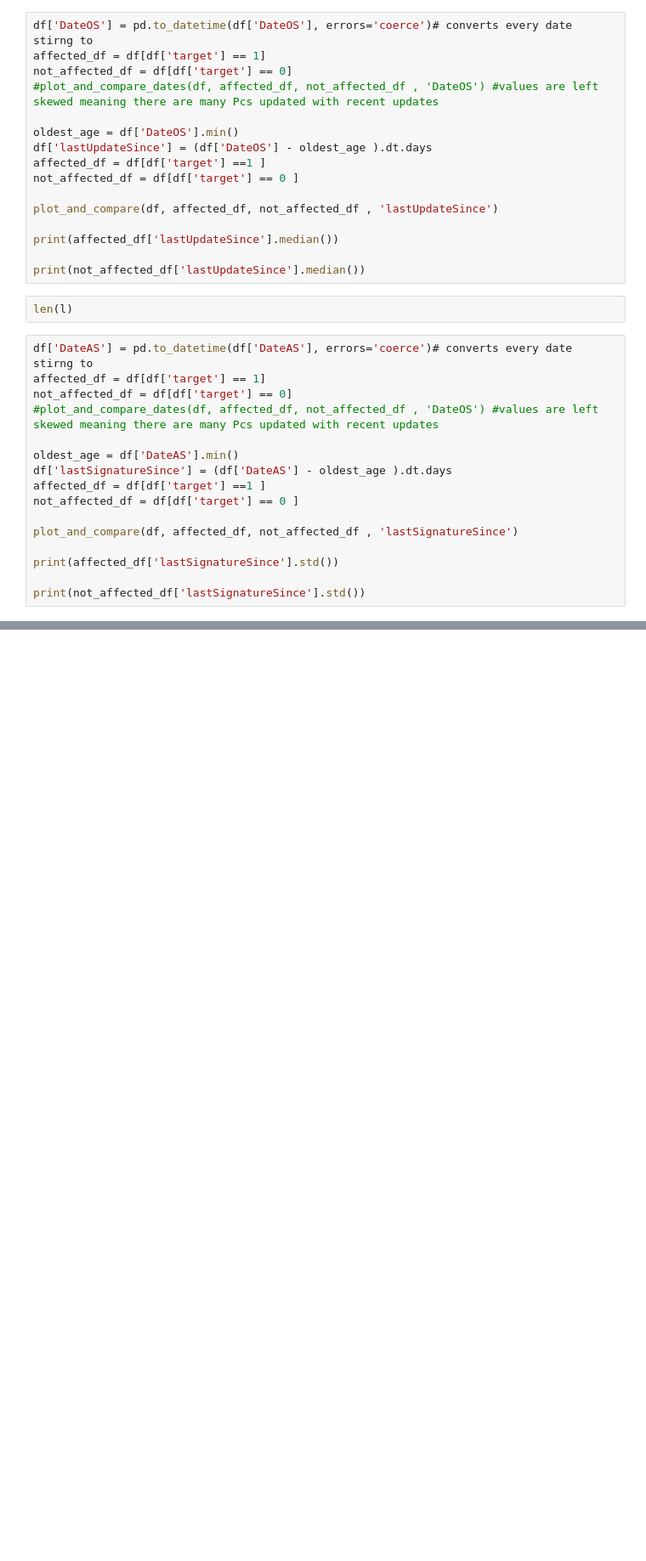
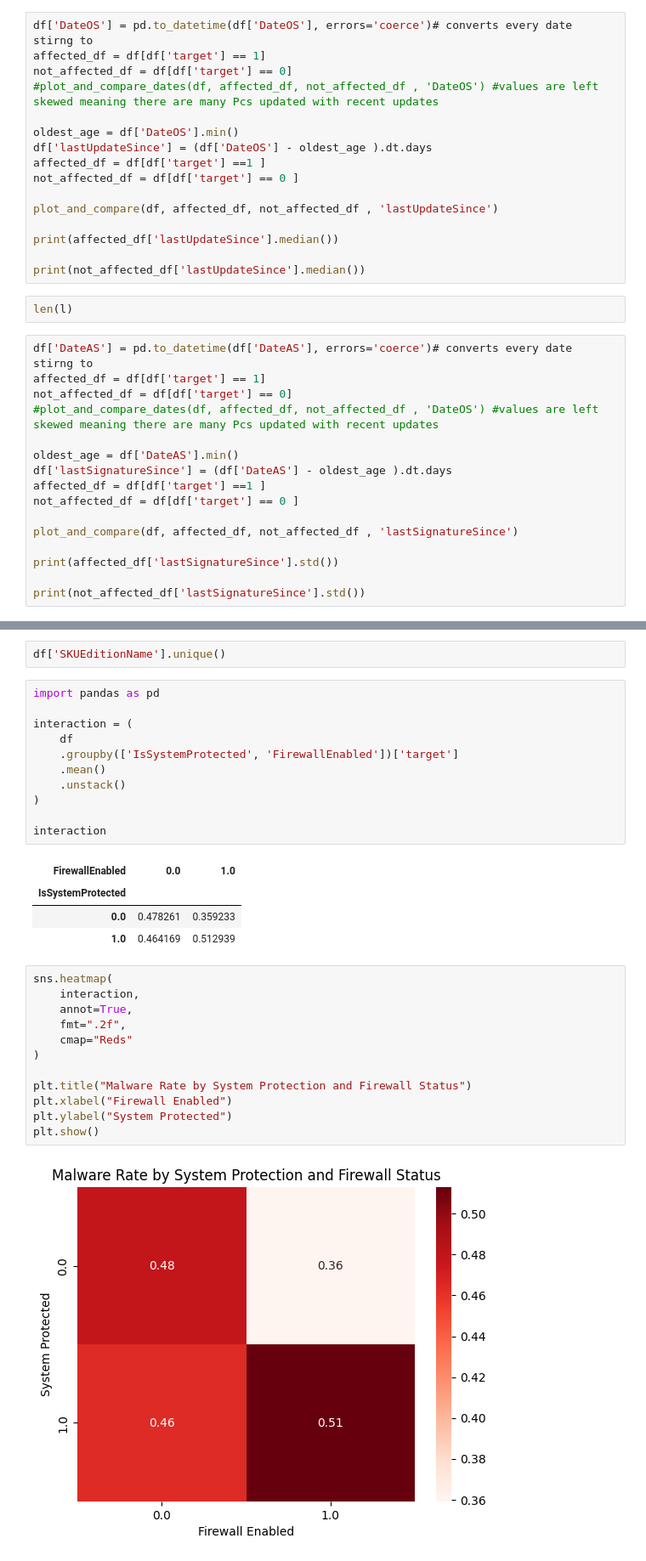
Before and after one commit to KavinKishoreI/System-Threat-Detector-, a Jupyter notebook: src/system_threat_prediction.ipynb, the cells around one changed output, grey strips where cells are left out. Shown at 85% size. Cells and saved outputs as stored; diff of their text form; blank space fills up the shorter version.

```diff
--- a/src/system_threat_prediction.ipynb
+++ b/src/system_threat_prediction.ipynb
@@ -585,0 +288,32 @@ print(not_affected_df['lastSignatureSince'].std())
+# %%
+df['SKUEditionName'].unique()
+# %%
+import pandas as pd
+
+interaction = (
+    df
+    .groupby(['IsSystemProtected', 'FirewallEnabled'])['target']
+    .mean()
+    .unstack()
+)
+
+interaction
+# %% [output]
+| FirewallEnabled | 0.0 | 1.0 |
+| IsSystemProtected |  |  |
+| 0.0 | 0.478261 | 0.359233 |
+| 1.0 | 0.464169 | 0.512939 |
+# %%
+sns.heatmap(
+    interaction,
+    annot=True,
+    fmt=".2f",
+    cmap="Reds"
+)
+
+plt.title("Malware Rate by System Protection and Firewall Status")
+plt.xlabel("Firewall Enabled")
+plt.ylabel("System Protected")
+plt.show()
+# %% [output]
+[figure, added]
```
Also changed, not shown: parts of 26 cells of this notebook, 14 other files.
